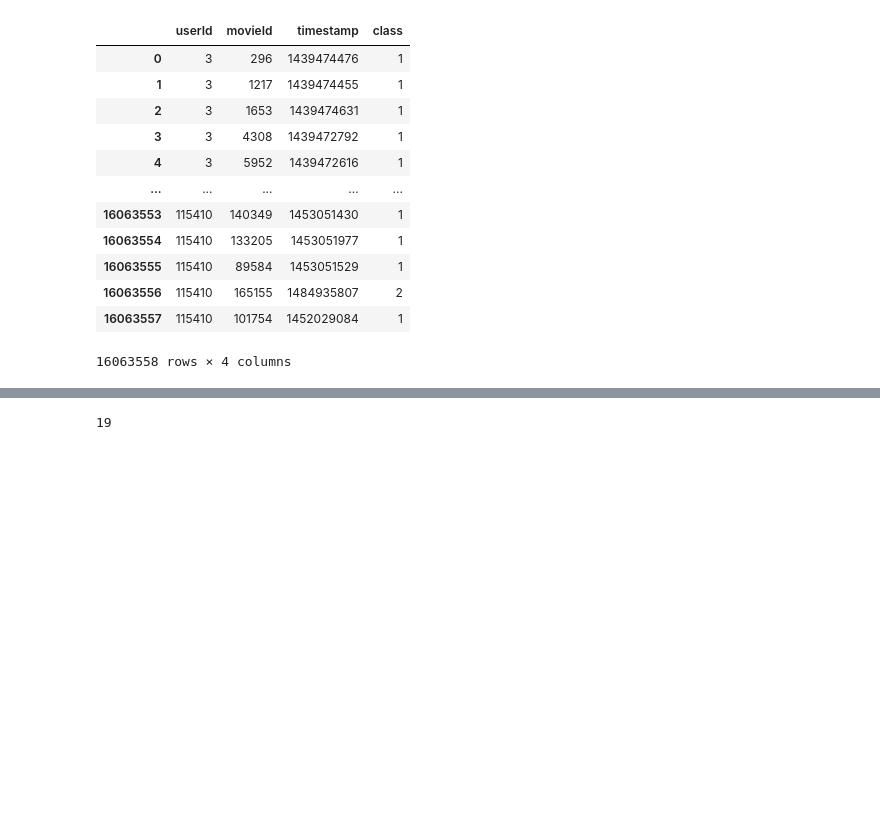
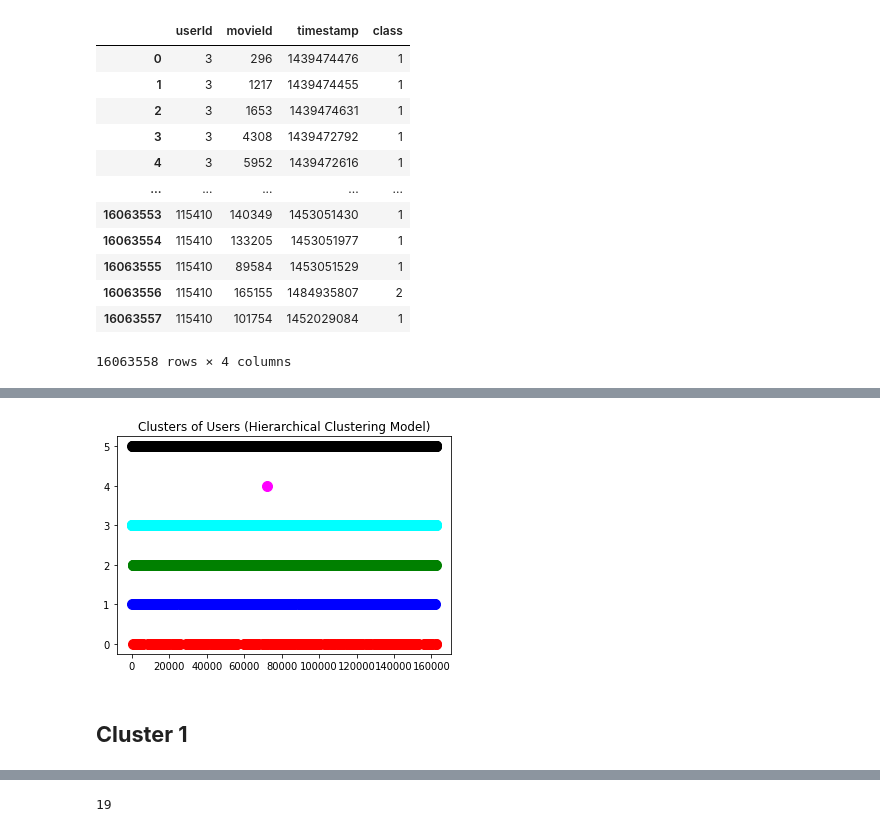
Before and after one commit to Sibu08/movierecommendation, a Jupyter notebook: MovieLens25M.ipynb, the cells around one changed output, grey strips where cells are left out. Cells and saved outputs as stored; diff of their text form; code cells hidden in the pictures; blank space fills up the shorter version.

```diff
--- a/MovieLens25M.ipynb
+++ b/MovieLens25M.ipynb
@@ -182,0 +271,13 @@ Name: movieId, Length: 37023, dtype: int64
+# %%
+plt.scatter(xy[y_hc==0, 0], xy[y_hc==0, 1], s=100, c='red', label ='Cluster 1')
+plt.scatter(xy[y_hc==1, 0], xy[y_hc==1, 1], s=100, c='blue', label ='Cluster 2')
+plt.scatter(xy[y_hc==2, 0], xy[y_hc==2, 1], s=100, c='green', label ='Cluster 3')
+plt.scatter(xy[y_hc==3, 0], xy[y_hc==3, 1], s=100, c='cyan', label ='Cluster 4')
+plt.scatter(xy[y_hc==4, 0], xy[y_hc==4, 1], s=100, c='magenta', label ='Cluster 5')
+plt.scatter(xy[y_hc==5, 0], xy[y_hc==5, 1], s=100, c='black', label ='Cluster 6')
+plt.title('Clusters of Users (Hierarchical Clustering Model)')
+plt.show()
+# %% [output]
+[figure, added]
+# %% [markdown]
+## **Cluster 1**
```
Also changed, not shown: parts of 78 cells of this notebook.
